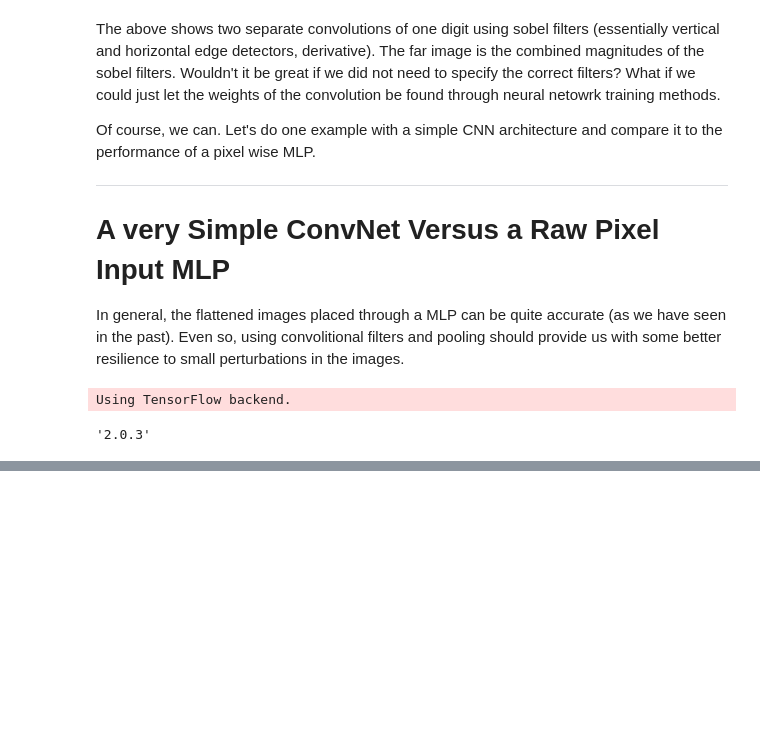
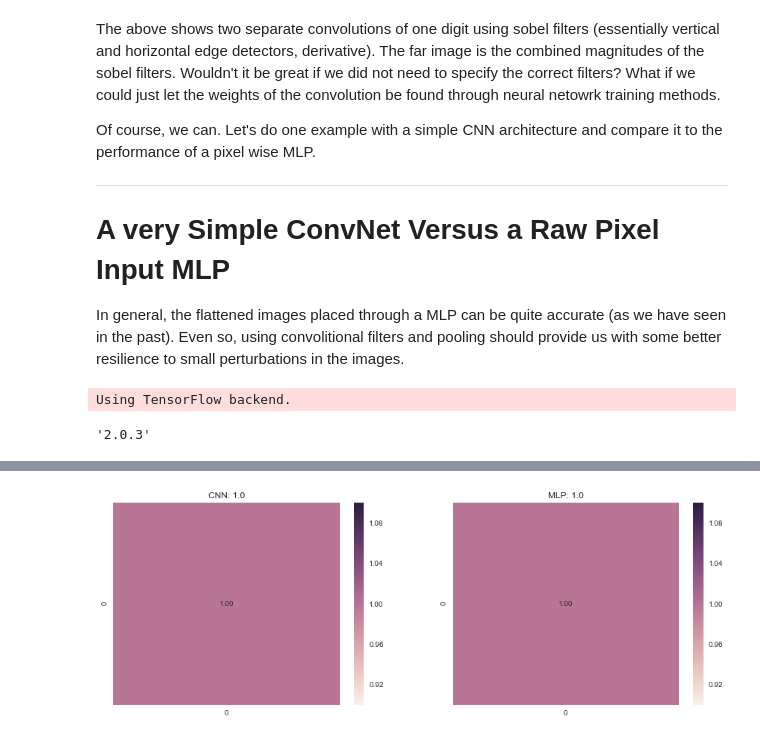
Before and after one commit to MachineLearning-FA2017/Lab8, a Jupyter notebook: CNN Van.ipynb, the cells around one changed output, grey strips where cells are left out. Saved outputs shown, nothing was run; the diff lists cells and outputs as text; code cells hidden in the pictures; blank space fills up the shorter version.

```diff
--- a/CNN Van.ipynb
+++ b/CNN Van.ipynb
@@ -51,6 +69,6 @@ print(categories)
 # %%
-%%time
-fish_image_files = glob2.glob('train/**/*.jpg')
+#%%time
+#fish_image_files = glob2.glob('train/**/*.jpg')
 size = 300, 300
 
 igs = np.array([skimage.transform.resize(skimage.io.imread(fname, as_grey=True, plugin=None, flatten=None),(300,300))
@@ -172,7 +187,7 @@ print(X_test.shape)
 # %%
 #vectorize images
-X_train = X_train.reshape(3021, 90000)
-X_test = X_test.reshape(756, 90000)
+X_train = X_train.reshape(320, 90000)
+X_test = X_test.reshape(80, 90000)
 # %%
 from sklearn import preprocessing
 le = preprocessing.LabelEncoder()
@@ -198,6 +213,6 @@ mlp.compile(loss='mean_squared_error',
               metrics=['accuracy'])
 
 mlp.fit(X_train, y_train_ohe,
-        batch_size=32, epochs=150,
+        batch_size=32, epochs=1,
         shuffle=True, verbose=0)
 # %% [output]
@@ -225,5 +240,5 @@ cnn.compile(loss='mean_squared_error',
 # we need to exapnd the dimensions here to give the
 #   "channels" dimension expected by Keras
 cnn.fit(np.expand_dims(X_train, axis=1), y_train_ohe,
-        batch_size=32, epochs=150,
+        batch_size=32, epochs=1,
         shuffle=True, verbose=0)
@@ -257,30 +276,32 @@ compare_mlp_cnn(cnn,mlp,X_test,y_test)
 # %%
-%%time
+#%%time
 
 # changes:
 #    1. increased kernel size
 cnn2 = Sequential()
-cnn2.add(Reshape((1,8,8), input_shape=(1,64)))
-cnn2.add(Conv2D(filters=16, kernel_size= (3, 3), padding='same', input_shape=(1,8,8)))
+cnn2.add(Reshape((1,300,300), input_shape=(1,90000)))
+cnn2.add(Conv2D(filters=16, kernel_size= (3, 3), padding='same', input_shape=(1,300,300)))
 cnn2.add(Activation('relu'))
 cnn2.add(MaxPooling2D(pool_size=(2, 2), data_format="channels_first"))
 # add one layer on flattened output
 cnn2.add(Flatten())
 cnn2.add(Dense(NUM_CLASSES))
 cnn2.add(Activation('softmax'))
 
 # Let's train the model
 cnn2.compile(loss='mean_squared_error',
               optimizer='rmsprop',
               metrics=['accuracy'])
 
 # we need to exapnd the dimensions here to give the
 #   "channels" dimension expected by Keras
 cnn2.fit(np.expand_dims(X_train, axis=1), y_train_ohe,
-        batch_size=32, epochs=150,
+        batch_size=32, epochs=1,
         shuffle=True, verbose=0)
 
 compare_mlp_cnn(cnn2,mlp,X_test,y_test)
+# %% [output]
+[figure, added]
 # %%
 %%time
 
```
Also changed, not shown: parts of 24 cells of this notebook.
